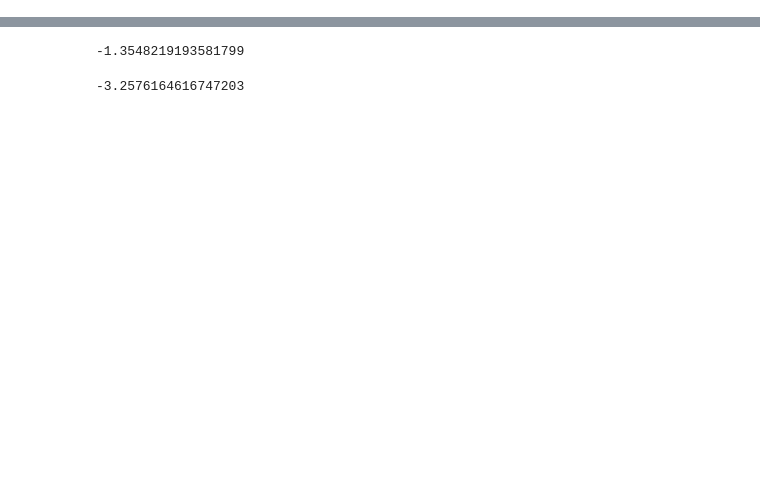
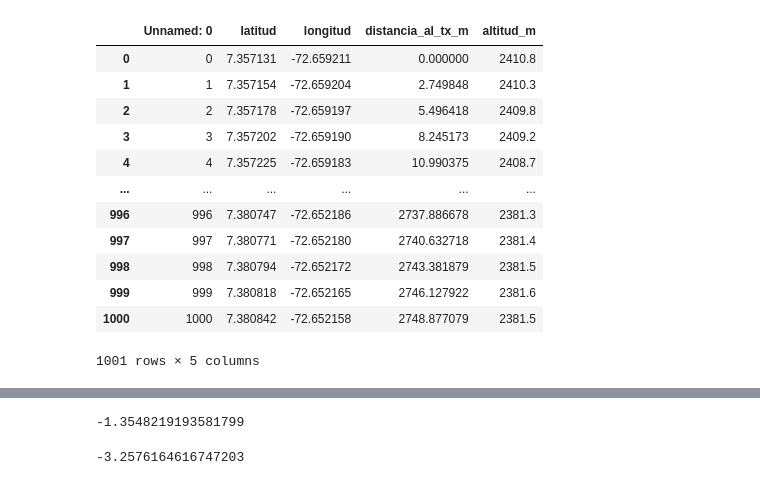
Before and after one commit to Criscas05/RadioLinkCalc, a Jupyter notebook: tests.ipynb, the cells around one changed output, grey strips where cells are left out. Saved outputs shown, nothing was run; the diff lists cells and outputs as text; code cells hidden in the pictures; blank space fills up the shorter version.

```diff
--- a/tests.ipynb
+++ b/tests.ipynb
@@ -264,0 +365,18 @@ Nivel Rx = 166.513 μV
+# %%
+# Cargar el archivo Excel
+df = pd.read_excel("PerfilElevacion.xlsx")
+df
+# %% [output]
+|  | Unnamed: 0 | latitud | longitud | distancia_al_tx_m | altitud_m |
+| 0 | 0 | 7.357131 | -72.659211 | 0.000000 | 2410.8 |
+| 1 | 1 | 7.357154 | -72.659204 | 2.749848 | 2410.3 |
+| 2 | 2 | 7.357178 | -72.659197 | 5.496418 | 2409.8 |
+| 3 | 3 | 7.357202 | -72.659190 | 8.245173 | 2409.2 |
+| 4 | 4 | 7.357225 | -72.659183 | 10.990375 | 2408.7 |
+| ... | ... | ... | ... | ... | ... |
+| 996 | 996 | 7.380747 | -72.652186 | 2737.886678 | 2381.3 |
+| 997 | 997 | 7.380771 | -72.652180 | 2740.632718 | 2381.4 |
+| 998 | 998 | 7.380794 | -72.652172 | 2743.381879 | 2381.5 |
+| 999 | 999 | 7.380818 | -72.652165 | 2746.127922 | 2381.6 |
+| 1000 | 1000 | 7.380842 | -72.652158 | 2748.877079 | 2381.5 |
+1001 rows × 5 columns
```
Also changed, not shown: parts of 10 cells of this notebook, 5 other files.
